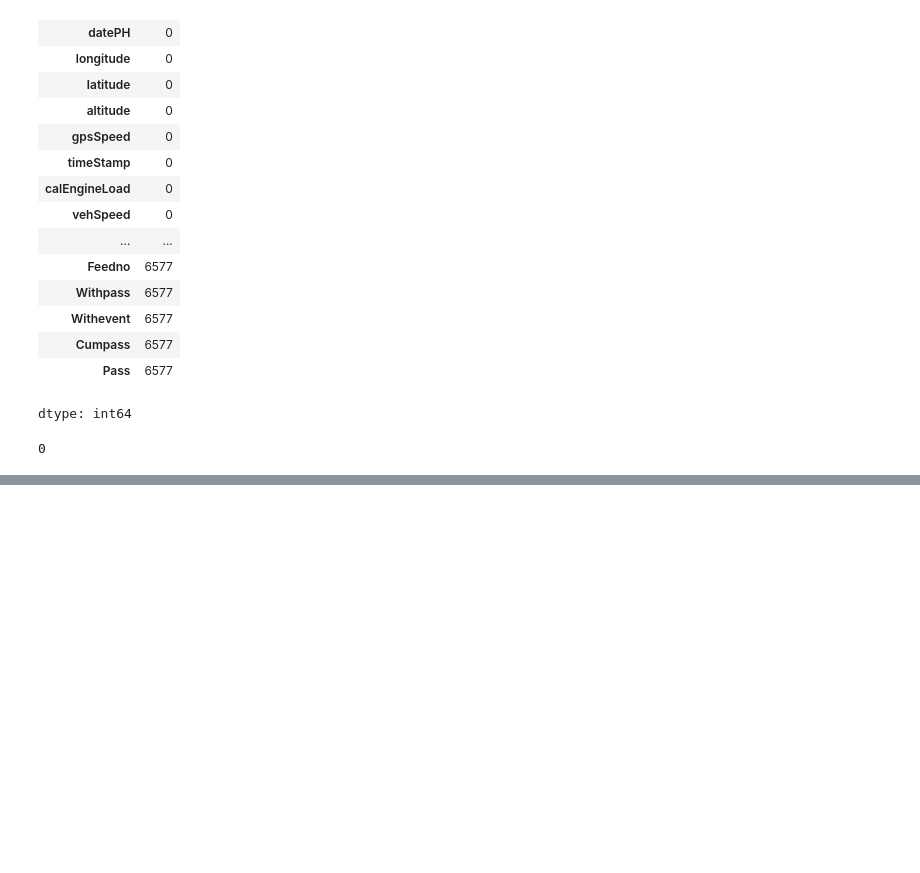
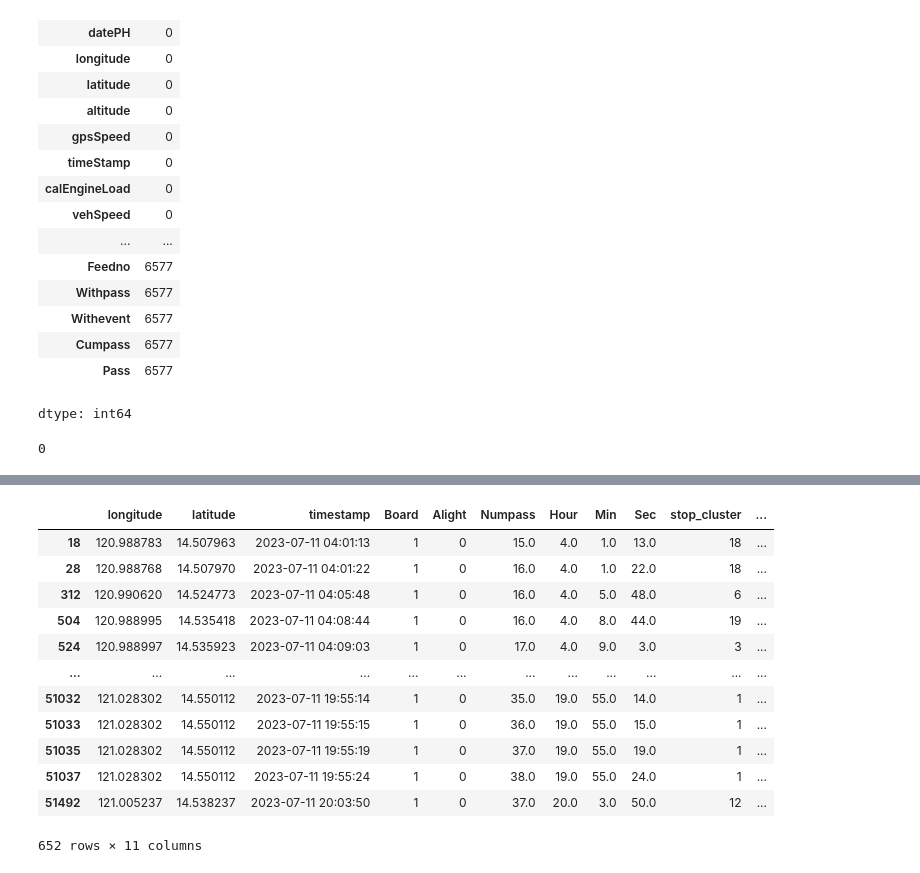
Before and after one commit to machiwao/pjdsc-optima-prime-sakayan-express, a Jupyter notebook: SakayanExpress_DemandMapping.ipynb, the cells around one changed output, grey strips where cells are left out. Saved outputs shown, nothing was run; the diff lists cells and outputs as text; code cells hidden in the pictures; blank space fills up the shorter version.

```diff
--- a/SakayanExpress_DemandMapping.ipynb
+++ b/SakayanExpress_DemandMapping.ipynb
@@ -131,0 +306,2 @@ df.duplicated().sum()
+# %%
+df['timestamp'] = pd.to_datetime(df['timestamp'])
@@ -131,0 +354,54 @@ df.duplicated().sum()
+# %%
+df = add_boarding_counts_per_cluster(df)
+# %%
+def update_waiting_passengers_cumulatively(data):
+    """
+    Updates the 'WaitingPassengers' cumulatively by subtracting one from the waiting passengers
+    in the cluster if a boarding action occurs (Board == True).
+
+    Parameters:
+    - data: pandas DataFrame containing 'Board' and 'WaitingPassengers'
+
+    Returns:
+    - Updated DataFrame with adjusted waiting passenger counts cumulatively
+    """
+    # Create a copy of the boarding count for adjustment
+    data['waiting_passengers_after_boarding'] = data['WaitingPassengers'].copy()
+
+    # Group the data by 'stop_cluster' and 'Hour' to track cumulative boarding
+    grouped = data.groupby(['stop_cluster', 'Hour'])
+
+    for (cluster, hour), group in grouped:
+        # Cumulative adjustment within the group for the same cluster and hour
+        waiting_passengers = group['WaitingPassengers'].max()  # Start with max waiting passengers
+
+        for idx in group.index:
+            if data.at[idx, 'Board']:
+                # Subtract one passenger for each boarding, but ensure non-negative count
+                waiting_passengers = max(waiting_passengers - 1, 0)
+
+            # Update the waiting passenger count
+            data.at[idx, 'waiting_passengers_after_boarding'] = waiting_passengers
+
+    return data
+# %%
+# Example usage: Adjust waiting passengers after boarding cumulatively
+df = update_waiting_passengers_cumulatively(df)
+df.drop(columns = ['WaitingPassengers'], inplace = True)
+df.rename(columns = {'waiting_passengers_after_boarding': 'WaitingPassengers'}, inplace = True)
+# %%
+df[df['Board'] == 1]
+# %% [output]
+|  | longitude | latitude | timestamp | Board | Alight | Numpass | Hour | Min | Sec | stop_cluster | ... |
+| 18 | 120.988783 | 14.507963 | 2023-07-11 04:01:13 | 1 | 0 | 15.0 | 4.0 | 1.0 | 13.0 | 18 | ... |
+| 28 | 120.988768 | 14.507970 | 2023-07-11 04:01:22 | 1 | 0 | 16.0 | 4.0 | 1.0 | 22.0 | 18 | ... |
+| 312 | 120.990620 | 14.524773 | 2023-07-11 04:05:48 | 1 | 0 | 16.0 | 4.0 | 5.0 | 48.0 | 6 | ... |
+| 504 | 120.988995 | 14.535418 | 2023-07-11 04:08:44 | 1 | 0 | 16.0 | 4.0 | 8.0 | 44.0 | 19 | ... |
+| 524 | 120.988997 | 14.535923 | 2023-07-11 04:09:03 | 1 | 0 | 17.0 | 4.0 | 9.0 | 3.0 | 3 | ... |
+| ... | ... | ... | ... | ... | ... | ... | ... | ... | ... | ... | ... |
+| 51032 | 121.028302 | 14.550112 | 2023-07-11 19:55:14 | 1 | 0 | 35.0 | 19.0 | 55.0 | 14.0 | 1 | ... |
+| 51033 | 121.028302 | 14.550112 | 2023-07-11 19:55:15 | 1 | 0 | 36.0 | 19.0 | 55.0 | 15.0 | 1 | ... |
+| 51035 | 121.028302 | 14.550112 | 2023-07-11 19:55:19 | 1 | 0 | 37.0 | 19.0 | 55.0 | 19.0 | 1 | ... |
+| 51037 | 121.028302 | 14.550112 | 2023-07-11 19:55:24 | 1 | 0 | 38.0 | 19.0 | 55.0 | 24.0 | 1 | ... |
+| 51492 | 121.005237 | 14.538237 | 2023-07-11 20:03:50 | 1 | 0 | 37.0 | 20.0 | 3.0 | 50.0 | 12 | ... |
+652 rows × 11 columns
```
Also changed, not shown: parts of 28 cells of this notebook.
